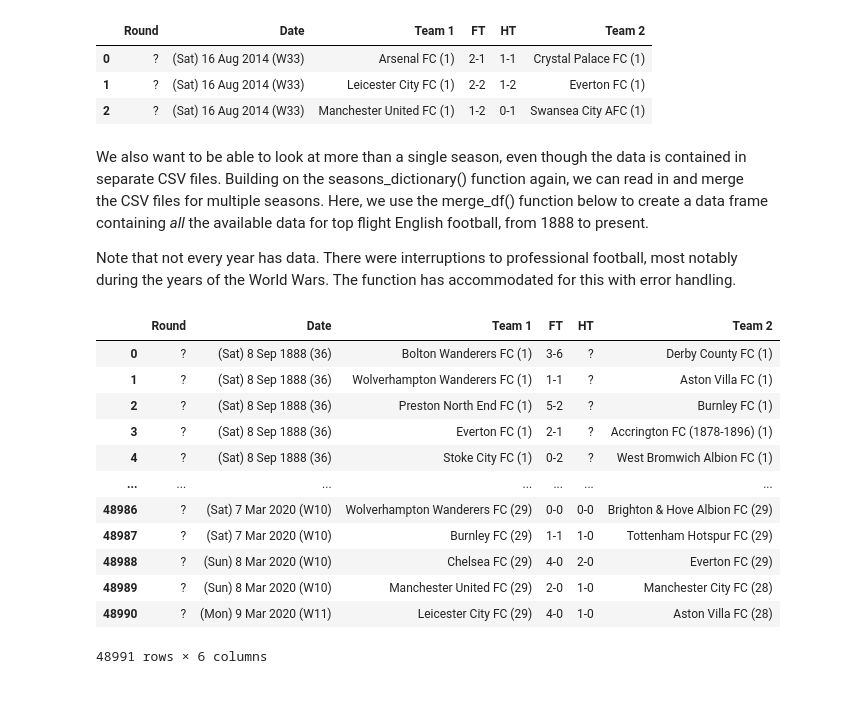
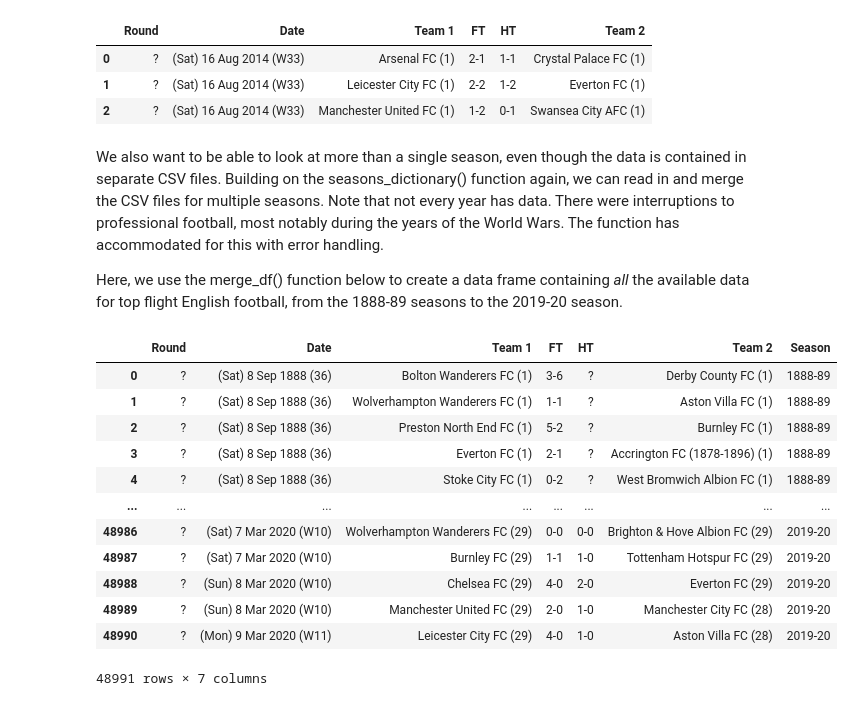
Before and after one commit to bw20/Data_insights, a Jupyter notebook: Football_analysis.ipynb, the cells around one changed output. Cells and saved outputs as stored; diff of their text form; code cells hidden in the pictures.

```diff
--- a/Football_analysis.ipynb
+++ b/Football_analysis.ipynb
@@ -27,13 +27,12 @@ For this purpose, we have a function that populates a dictionary with the correc
 import pandas as pd
 import numpy as np
 import re
+import matplotlib.pyplot as plt
 
 #This creates a dictionary with paths to each season's CSV file. You can modify the number of seasons by decade.
-def seasons_dictionary(starting_season, ending_season):
+def seasons_dictionary(starting_decade, ending_decade):
     eng = 'D:\Google Drive\\New Dropbox\Work stuff\Professional Development\Data Projects\Football_python\england-master'
     seasons = {}
-    starting_decade = starting_ #NOTE: START FIXING HERE
-    ending_season =
     for i in range(int(abs((starting_decade - ending_decade)/10)) + 1):
         decade = starting_decade
         decade_string = str(decade) + 's'
@@ -83,38 +82,52 @@ EPL_14_15.head(3)
 | 1 | ? | (Sat) 16 Aug 2014 (W33) | Leicester City FC (1) | 2-2 | 1-2 | Everton FC (1) |
 | 2 | ? | (Sat) 16 Aug 2014 (W33) | Manchester United FC (1) | 1-2 | 0-1 | Swansea City AFC (1) |
 # %% [markdown]
-We also want to be able to look at more than a single season, even though the data is contained in separate CSV files. Building on the seasons_dictionary() function again, we can read in and merge the CSV files for multiple seasons. Here, we use the merge_df() function below to create a data frame containing *all* the available data for top flight English football, from 1888 to present.
+We also want to be able to look at more than a single season, even though the data is contained in separate CSV files. Building on the seasons_dictionary() function again, we can read in and merge the CSV files for multiple seasons. Note that not every year has data. There were interruptions to professional football, most notably during the years of the World Wars. The function has accommodated for this with error handling.
 
-Note that not every year has data. There were interruptions to professional football, most notably during the years of the World Wars. The function has accommodated for this with error handling.
+Here, we use the merge_df() function below to create a data frame containing *all* the available data for top flight English football, from the 1888-89 seasons to the 2019-20 season.
 # %%
 #Finally, this function reads in any number of season datasets as specified in the argument, and merges them into a single dataframe
-def merge_df(starting_decade, ending_decade):
-    df_dictionary = seasons_dictionary(starting_decade,ending_decade)
+def merge_df(start_season, end_season):
+    df_dictionary = seasons_dictionary(1880, 2010)
     df_list = []
+    seasons_list = []
+    #Identify the index of the starting season and ending season specified
+    start_index = list(df_dictionary.keys()).index('df_eng_' + start_season)
+    end_index = (list(df_dictionary.keys()).index('df_eng_' + end_season)) + 1
+    #Iterate through these indices to populate the seasons_list with the desired keys for seasons_dictionary
+    for i in range(start_index, end_index):
+        season_key = list(df_dictionary.keys())[i]
+        seasons_list.append(season_key)
+    #Use the keys in seasons_list to fetch the paths to each season, and reading them in to a list of dfs in df_list
     for i in df_dictionary:
-        try:
-            df = pd.read_csv(df_dictionary[i], index_col=None, header=0)
-            df_list.append(df)
-        except FileNotFoundError: #This exception accommodates the fact that data is not available for all years - for example, seasons that were not played due to WW1 and WW2.
-            continue
+        if i in seasons_list:
+            try:
+                df = pd.read_csv(df_dictionary[i], index_col=None, header=0)
+                #While we're at it, use regex to isolate the season for each CSV file, and add it as a column to the dataframe before appending it to df_list
+                season = re.findall(r'\d\d\d\d-\d\d', i)[0]
+                df['Season'] = season
+                df_list.append(df)
+            except FileNotFoundError: #This exception accommodates the fact that data is not available for all years - for example, seasons that were not played due to WW1 and WW2.
+                continue
+    #Finally, merge the dfs in df_list into a single df
     merged_df = pd.concat(df_list, axis =0, ignore_index=True)
     return merged_df
 
-#Let's make use of all the available data, from 1888 - present
-merged_df = merge_df(1880, 2010)
+#Let's make use of all the available data, from the 1888-89 season to the current 2019-20 season.
+merged_df = merge_df('1888-89', '2019-20')
 merged_df
 # %% [output]
-|  | Round | Date | Team 1 | FT | HT | Team 2 |
-| 0 | ? | (Sat) 8 Sep 1888 (36) | Bolton Wanderers FC (1) | 3-6 | ? | Derby County FC (1) |
-| 1 | ? | (Sat) 8 Sep 1888 (36) | Wolverhampton Wanderers FC (1) | 1-1 | ? | Aston Villa FC (1) |
-| 2 | ? | (Sat) 8 Sep 1888 (36) | Preston North End FC (1) | 5-2 | ? | Burnley FC (1) |
-| 3 | ? | (Sat) 8 Sep 1888 (36) | Everton FC (1) | 2-1 | ? | Accrington FC (1878-1896) (1) |
-| 4 | ? | (Sat) 8 Sep 1888 (36) | Stoke City FC (1) | 0-2 | ? | West Bromwich Albion FC (1) |
-| ... | ... | ... | ... | ... | ... | ... |
-| 48986 | ? | (Sat) 7 Mar 2020 (W10) | Wolverhampton Wanderers FC (29) | 0-0 | 0-0 | Brighton & Hove Albion FC (29) |
-| 48987 | ? | (Sat) 7 Mar 2020 (W10) | Burnley FC (29) | 1-1 | 1-0 | Tottenham Hotspur FC (29) |
-| 48988 | ? | (Sun) 8 Mar 2020 (W10) | Chelsea FC (29) | 4-0 | 2-0 | Everton FC (29) |
-| 48989 | ? | (Sun) 8 Mar 2020 (W10) | Manchester United FC (29) | 2-0 | 1-0 | Manchester City FC (28) |
-| 48990 | ? | (Mon) 9 Mar 2020 (W11) | Leicester City FC (29) | 4-0 | 1-0 | Aston Villa FC (28) |
+|  | Round | Date | Team 1 | FT | HT | Team 2 | Season |
+| 0 | ? | (Sat) 8 Sep 1888 (36) | Bolton Wanderers FC (1) | 3-6 | ? | Derby County FC (1) | 1888-89 |
+| 1 | ? | (Sat) 8 Sep 1888 (36) | Wolverhampton Wanderers FC (1) | 1-1 | ? | Aston Villa FC (1) | 1888-89 |
+| 2 | ? | (Sat) 8 Sep 1888 (36) | Preston North End FC (1) | 5-2 | ? | Burnley FC (1) | 1888-89 |
+| 3 | ? | (Sat) 8 Sep 1888 (36) | Everton FC (1) | 2-1 | ? | Accrington FC (1878-1896) (1) | 1888-89 |
+| 4 | ? | (Sat) 8 Sep 1888 (36) | Stoke City FC (1) | 0-2 | ? | West Bromwich Albion FC (1) | 1888-89 |
+| ... | ... | ... | ... | ... | ... | ... | ... |
+| 48986 | ? | (Sat) 7 Mar 2020 (W10) | Wolverhampton Wanderers FC (29) | 0-0 | 0-0 | Brighton & Hove Albion FC (29) | 2019-20 |
+| 48987 | ? | (Sat) 7 Mar 2020 (W10) | Burnley FC (29) | 1-1 | 1-0 | Tottenham Hotspur FC (29) | 2019-20 |
+| 48988 | ? | (Sun) 8 Mar 2020 (W10) | Chelsea FC (29) | 4-0 | 2-0 | Everton FC (29) | 2019-20 |
+| 48989 | ? | (Sun) 8 Mar 2020 (W10) | Manchester United FC (29) | 2-0 | 1-0 | Manchester City FC (28) | 2019-20 |
+| 48990 | ? | (Mon) 9 Mar 2020 (W11) | Leicester City FC (29) | 4-0 | 1-0 | Aston Villa FC (28) | 2019-20 |
-48991 rows × 6 columns
+48991 rows × 7 columns
 # %% [markdown]
```
Also changed, not shown: parts of 18 cells of this notebook.
